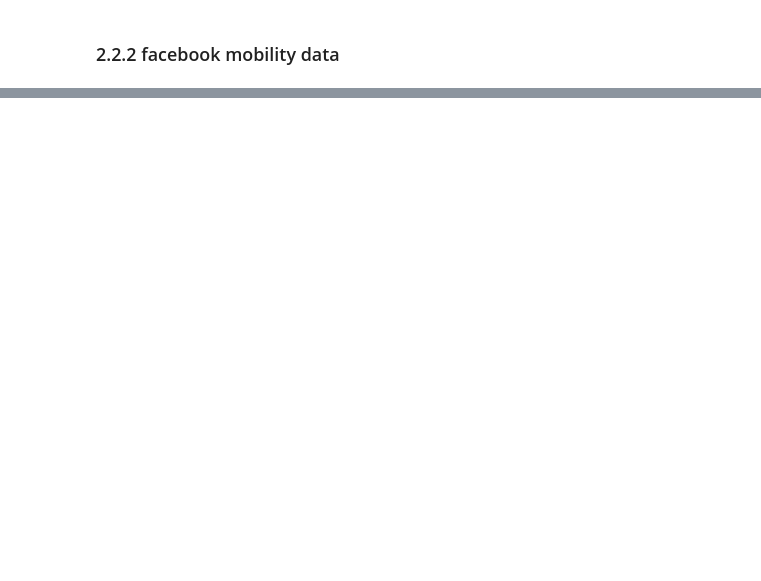
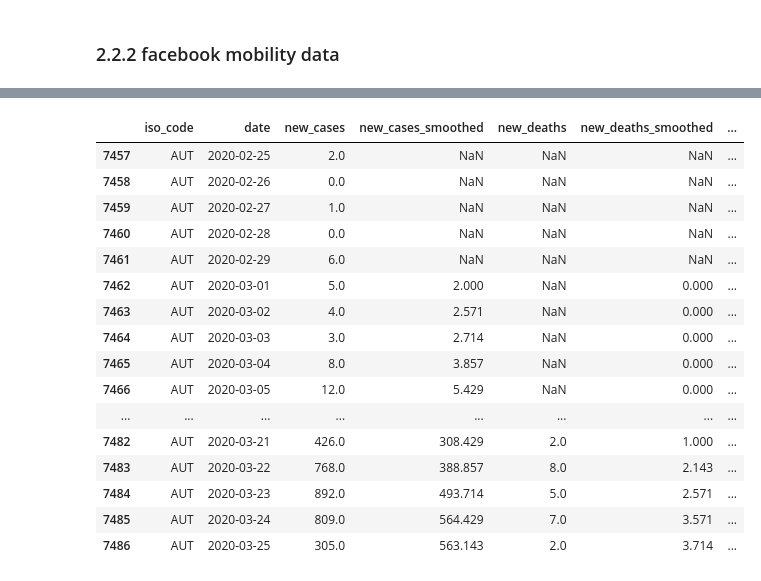
Before and after one commit to KevinSpurk/P03-how-to-predict-a-pandemic, a Jupyter notebook: P03_predict_covid19.ipynb, the cells around one changed output, grey strips where cells are left out. Cells and saved outputs as stored; diff of their text form; code cells hidden in the pictures; blank space fills up the shorter version.

Commit message:
data cleaning, feature elimination

```diff
--- a/P03_predict_covid19.ipynb
+++ b/P03_predict_covid19.ipynb
@@ -233,0 +247,6 @@ data_g_mob.head()
+# %%
+# dict of countries, country codes and there languages
+tgt_countries = {'GB': ['en', 'united kingdom', 'GBR'], 'DE': ['de', 'germany', 'DEU'], 'FR': ['fr', 'france', 'FRA'], 'NL': ['nl', 'netherlands', 'NLD'],
+                 'ES': ['es', 'spain', 'ESP'], 'PT': ['pt', 'portugal', 'PRT'], 'PL': ['pl', 'poland', 'POL'], 'IT': ['it', 'italy', 'ITA'],
+                 'AT': ['de', 'austria', 'AUT'], 'DK': ['da', 'denmark', 'DNK'], 'SE': ['sv', 'sweden', 'SWE'], 'GR': ['el', 'greece', 'GRC'],
+                 'CZ': ['cs', 'czechia', 'CZE'], 'FI': ['fi', 'finland', 'FIN'], 'HU': ['hu', 'hungary', 'HUN'], 'BG': ['bg', 'bulgaria', 'BGR']}
@@ -241,0 +347,23 @@ data_g_mob.head()
+# %%
+# dropping unneccessary columns
+data_c19_targets = data_c19_targets[['iso_code', 'date', 'new_cases', 'new_cases_smoothed', 'new_deaths', 'new_deaths_smoothed', 'new_cases_per_million', 'new_cases_smoothed_per_million', 'new_deaths_per_million', 'new_deaths_smoothed_per_million', 'icu_patients', 'icu_patients_per_million', 'hosp_patients', 'hosp_patients_per_million', 'weekly_icu_admissions', 'weekly_icu_admissions_per_million', 'weekly_hosp_admissions', 'weekly_hosp_admissions_per_million', 'positive_rate']]
+
+data_c19_targets.head(30)
+# %% [output]
+|  | iso_code | date | new_cases | new_cases_smoothed | new_deaths | new_deaths_smoothed | ... |
+| 7457 | AUT | 2020-02-25 | 2.0 | NaN | NaN | NaN | ... |
+| 7458 | AUT | 2020-02-26 | 0.0 | NaN | NaN | NaN | ... |
+| 7459 | AUT | 2020-02-27 | 1.0 | NaN | NaN | NaN | ... |
+| 7460 | AUT | 2020-02-28 | 0.0 | NaN | NaN | NaN | ... |
+| 7461 | AUT | 2020-02-29 | 6.0 | NaN | NaN | NaN | ... |
+| 7462 | AUT | 2020-03-01 | 5.0 | 2.000 | NaN | 0.000 | ... |
+| 7463 | AUT | 2020-03-02 | 4.0 | 2.571 | NaN | 0.000 | ... |
+| 7464 | AUT | 2020-03-03 | 3.0 | 2.714 | NaN | 0.000 | ... |
+| 7465 | AUT | 2020-03-04 | 8.0 | 3.857 | NaN | 0.000 | ... |
+| 7466 | AUT | 2020-03-05 | 12.0 | 5.429 | NaN | 0.000 | ... |
+| ... | ... | ... | ... | ... | ... | ... | ... |
+| 7482 | AUT | 2020-03-21 | 426.0 | 308.429 | 2.0 | 1.000 | ... |
+| 7483 | AUT | 2020-03-22 | 768.0 | 388.857 | 8.0 | 2.143 | ... |
+| 7484 | AUT | 2020-03-23 | 892.0 | 493.714 | 5.0 | 2.571 | ... |
+| 7485 | AUT | 2020-03-24 | 809.0 | 564.429 | 7.0 | 3.571 | ... |
+| 7486 | AUT | 2020-03-25 | 305.0 | 563.143 | 2.0 | 3.714 | ... |
```
Also changed, not shown: parts of 28 cells of this notebook.
